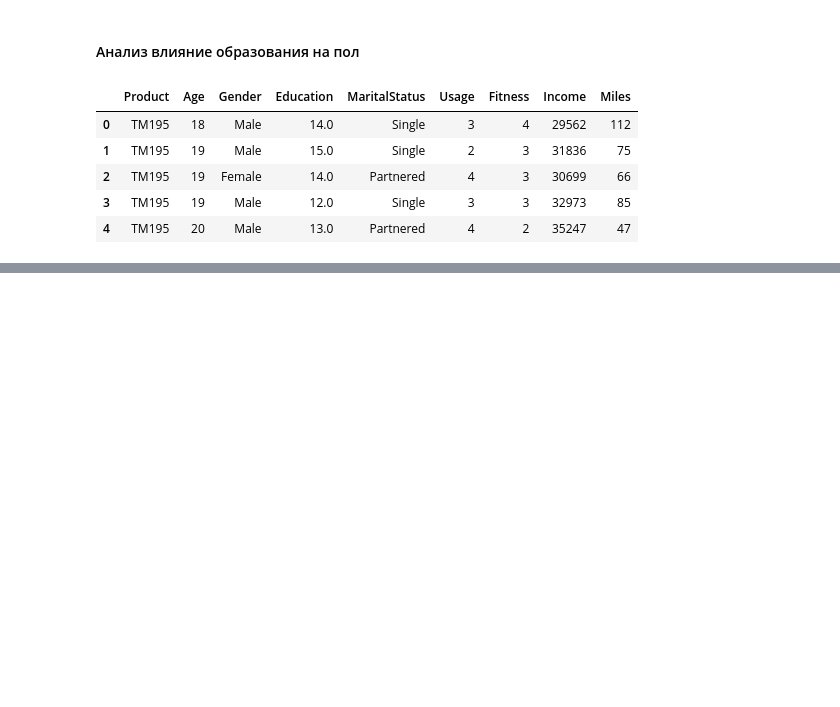
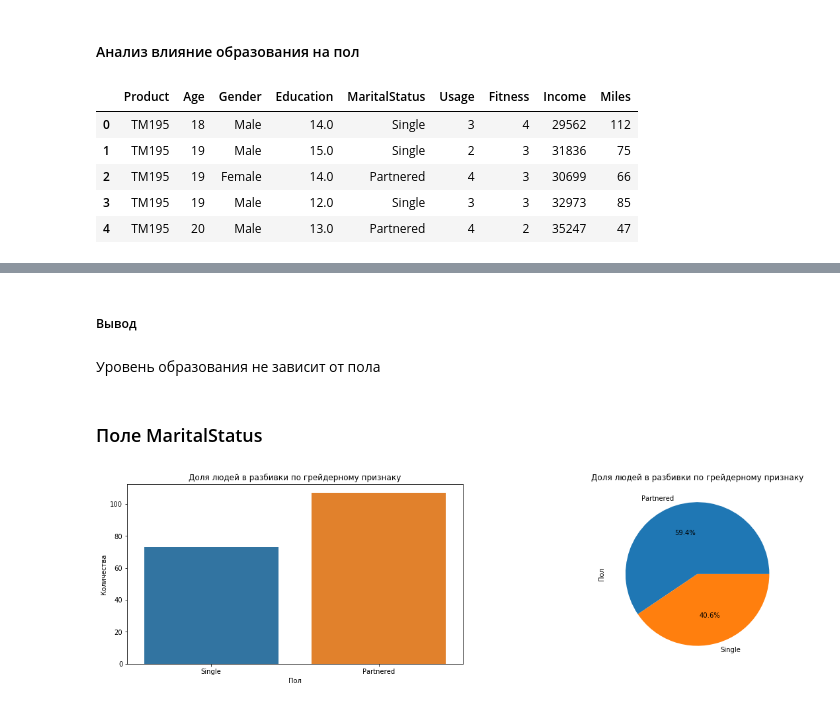
Before and after one commit to Chularev/kaggle_competitions, a Jupyter notebook: CardioGoodFitness/notebook.ipynb, the cells around one changed output, grey strips where cells are left out. Cells and saved outputs as stored; diff of their text form; code cells hidden in the pictures; blank space fills up the shorter version.

```diff
--- a/CardioGoodFitness/notebook.ipynb
+++ b/CardioGoodFitness/notebook.ipynb
@@ -557,0 +624,10 @@ data.head()
+# %% [markdown]
+##### Вывод
+# %% [markdown]
+Уровень образования не зависит от пола
+# %% [markdown]
+### Поле MaritalStatus
+# %%
+print_categories_variable('MaritalStatus', 'Доля людей в разбивки по грейдерному признаку', 'Пол', 'Количества')
+# %% [output]
+[figure, added]
```
Also changed, not shown: parts of 16 cells of this notebook.
